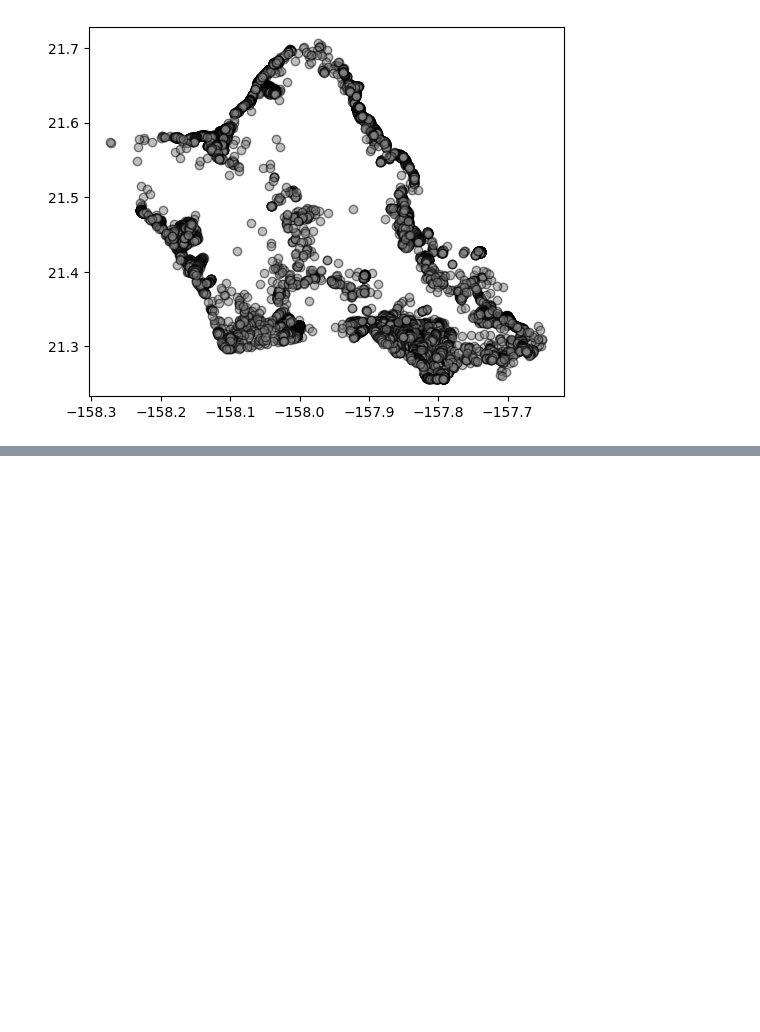
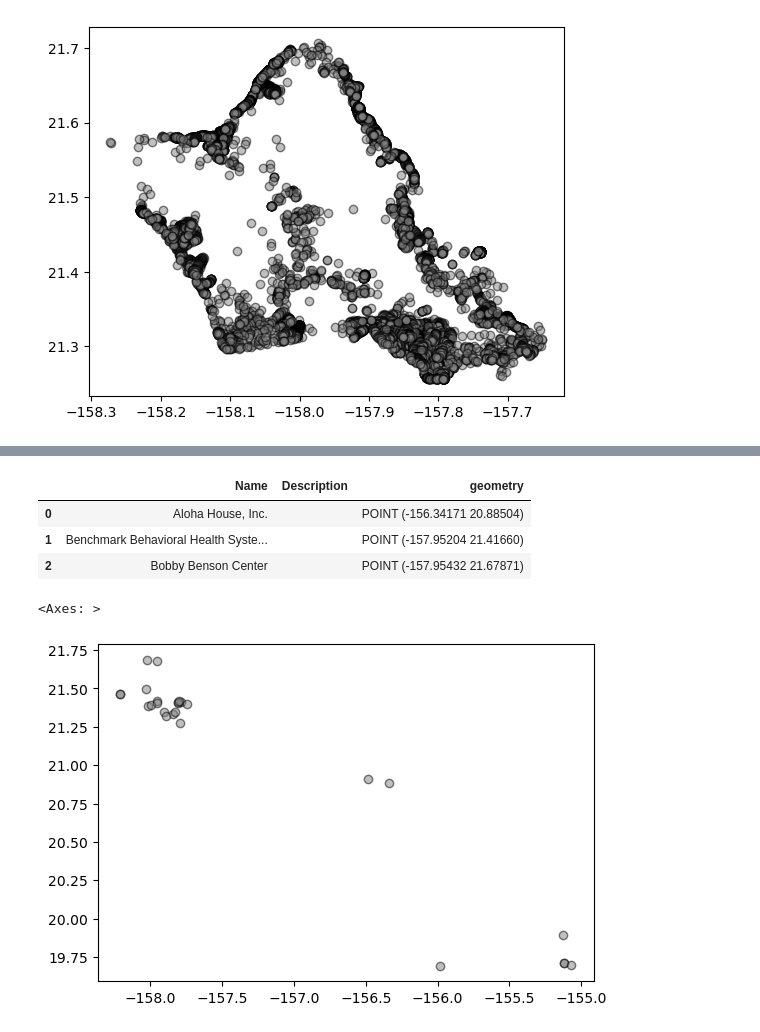
Before and after one commit to mahdi-b/Kanehekili, a Jupyter notebook: Current datasets.ipynb, the cells around one changed output, grey strips where cells are left out. Drawn from its saved outputs; the diff is of its cells as text; code cells hidden in the pictures; blank space fills up the shorter version.

```diff
--- a/Current datasets.ipynb
+++ b/Current datasets.ipynb
@@ -1225,0 +1579,14 @@ data78.plot(alpha=0.5, color='grey', edgecolor='black')
+# %%
+data95 = gpd.read_file("data/special treatment facilities/Special_Treatment_Facilities.kml")
+data95.head(3)
+# %% [output]
+|  | Name | Description | geometry |
+| 0 | Aloha House, Inc. |  | POINT (-156.34171 20.88504) |
+| 1 | Benchmark Behavioral Health Syste... |  | POINT (-157.95204 21.41660) |
+| 2 | Bobby Benson Center |  | POINT (-157.95432 21.67871) |
+# %%
+data96 = gpd.read_file("data/special treatment facilities/Special_Treatment_Facilities")
+data96.plot(alpha=0.5, color='grey', edgecolor='black')
+# %% [output]
+<Axes: >
+[figure, added]
```
Also changed, not shown: parts of 24 cells of this notebook, 43 other files.
